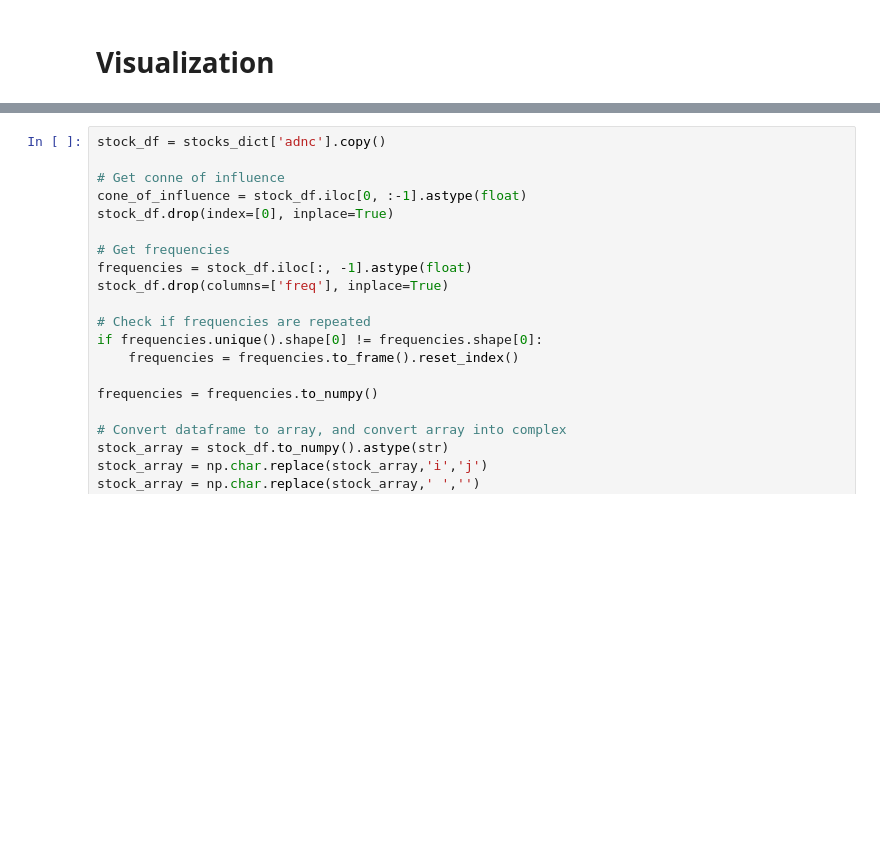
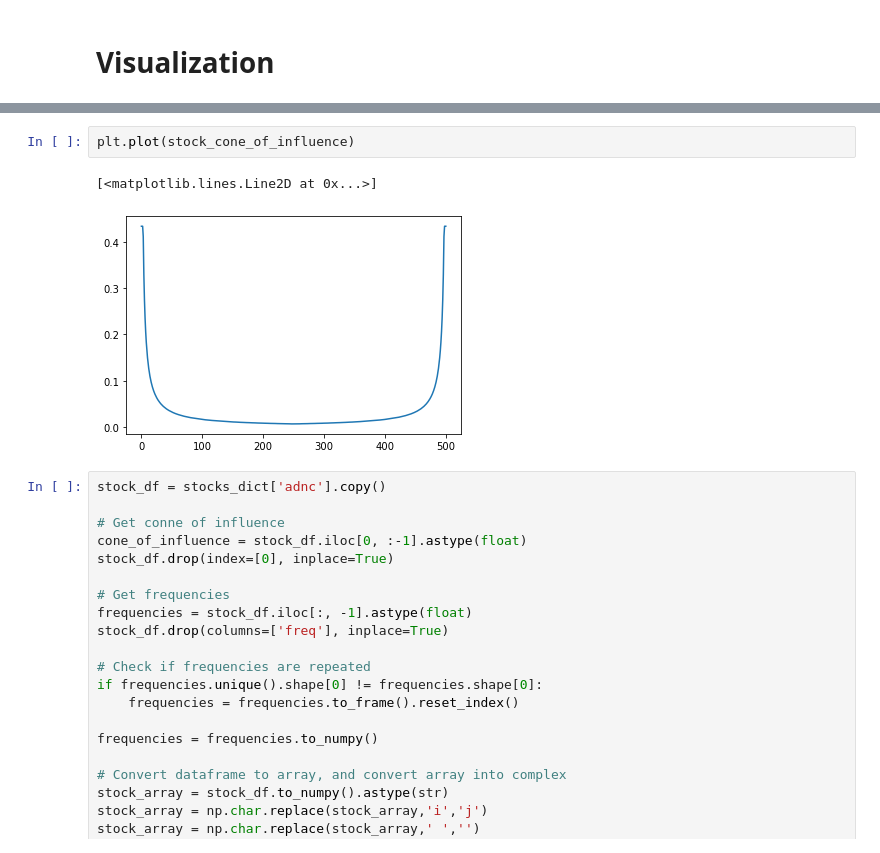
Before and after one commit to daoterog/Detection-Of-Market-Manipulation, a Jupyter notebook: python_scripts/data_exploration.ipynb, the cells around one changed output, grey strips where cells are left out. Drawn from its saved outputs; the diff is of its cells as text; blank space fills up the shorter version.

```diff
--- a/python_scripts/data_exploration.ipynb
+++ b/python_scripts/data_exploration.ipynb
@@ -56,3 +38,8 @@ abs_frequency_df.head()
+# %%
+plt.plot(stock_cone_of_influence)
+# %% [output]
+[<matplotlib.lines.Line2D at 0x...>]
+[figure, added]
 # %%
 stock_df = stocks_dict['adnc'].copy()
 
```
Also changed, not shown: parts of 4 cells of this notebook, 2 other files.
